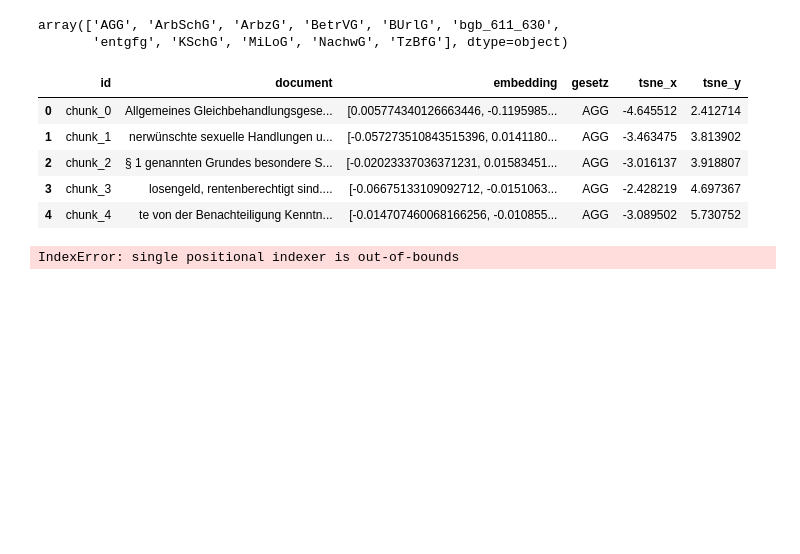
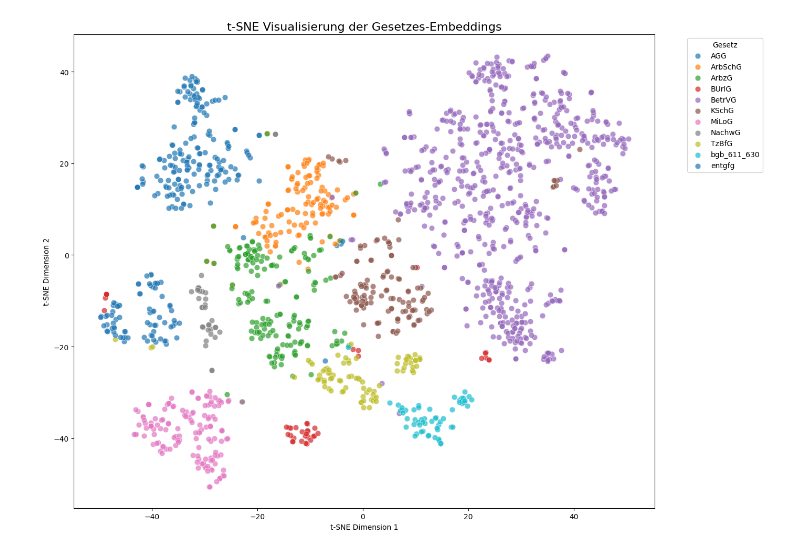
Before and after one commit to Perez-Opoku/RAG_Arbeitsrecht, a Jupyter notebook: Notebooks/EDA_VektorDB.ipynb, the cells around one changed output. Drawn from its saved outputs; the diff is of its cells as text; code cells hidden in the pictures; blank space fills up the shorter version.

```diff
--- a/Notebooks/EDA_VektorDB.ipynb
+++ b/Notebooks/EDA_VektorDB.ipynb
@@ -197,5 +93,0 @@ array(['Allgemeines Gleichbehandlungsgesetz\n\nZiel des Gesetzes ist, Benachteil
-# %%
-df.gesetz.unique()
-# %% [output]
-array(['AGG', 'ArbSchG', 'ArbzG', 'BetrVG', 'BUrlG', 'bgb_611_630',
-       'entgfg', 'KSchG', 'MiLoG', 'NachwG', 'TzBfG'], dtype=object)
@@ -225,13 +94,41 @@ def find_similar_documents(df, doc_id, top_k=5):
-# %%
-df.head()
-# %% [output]
-|  | id | document | embedding | gesetz | tsne_x | tsne_y |
-| 0 | chunk_0 | Allgemeines Gleichbehandlungsgese... | [0.005774340126663446, -0.1195985... | AGG | -4.645512 | 2.412714 |
-| 1 | chunk_1 | nerwünschte sexuelle Handlungen u... | [-0.057273510843515396, 0.0141180... | AGG | -3.463475 | 3.813902 |
-| 2 | chunk_2 | § 1 genannten Grundes besondere S... | [-0.02023337036371231, 0.01583451... | AGG | -3.016137 | 3.918807 |
-| 3 | chunk_3 | losengeld, rentenberechtigt sind.... | [-0.06675133109092712, -0.0151063... | AGG | -2.428219 | 4.697367 |
-| 4 | chunk_4 | te von der Benachteiligung Kenntn... | [-0.014707460068166256, -0.010855... | AGG | -3.089502 | 5.730752 |
-# %%
-find_similar_documents(df, doc_id="BGB_123", top_k=10)
-# %% [output]
-IndexError: single positional indexer is out-of-bounds
+# %%
+import matplotlib.pyplot as plt
+from sklearn.manifold import TSNE
+import numpy as np
+import pandas as pd
+
+# 1. Matrix für t-SNE vorbereiten (Liste von Listen in Numpy-Array wandeln)
+embeddings_matrix = np.array(df2['embedding'].tolist())
+
+# 2. t-SNE Berechnung
+# (Perplexity=30 ist gut, bei kleineren Datenmengen (<500 Punkte) evtl. auf 5-10 senken)
+tsne = TSNE(n_components=2, random_state=42, perplexity=30)
+embeddings_2d = tsne.fit_transform(embeddings_matrix)
+
+# 3. Koordinaten zurück in den DataFrame
+df2['tsne_x'] = embeddings_2d[:, 0]
+df2['tsne_y'] = embeddings_2d[:, 1]
+
+# 4. Visualisierung mit korrekter Legende
+plt.figure(figsize=(14, 10))
+
+# Wir loopen durch die Gesetze, damit jedes seine eigene Farbe und Label in der Legende bekommt
+groups = df2.groupby('gesetz')
+for name, group in groups:
+    plt.scatter(group['tsne_x'], group['tsne_y'],
+                label=name,       # Das sorgt für den Namen in der Legende
+                alpha=0.7,        # Leicht transparent
+                s=60,             # Punktgröße
+                edgecolors='w',   # Weißer Rand macht die Punkte schärfer
+                linewidth=0.5)
+
+plt.title('t-SNE Visualisierung der Gesetzes-Embeddings', fontsize=16)
+plt.xlabel('t-SNE Dimension 1')
+plt.ylabel('t-SNE Dimension 2')
+
+# Legende hübsch machen
+plt.legend(title="Gesetz", bbox_to_anchor=(1.05, 1), loc='upper left')
+plt.tight_layout()
+plt.show()
+# %% [output]
+[figure, added]
```
Also changed, not shown: parts of 20 cells of this notebook, 8 other files.
